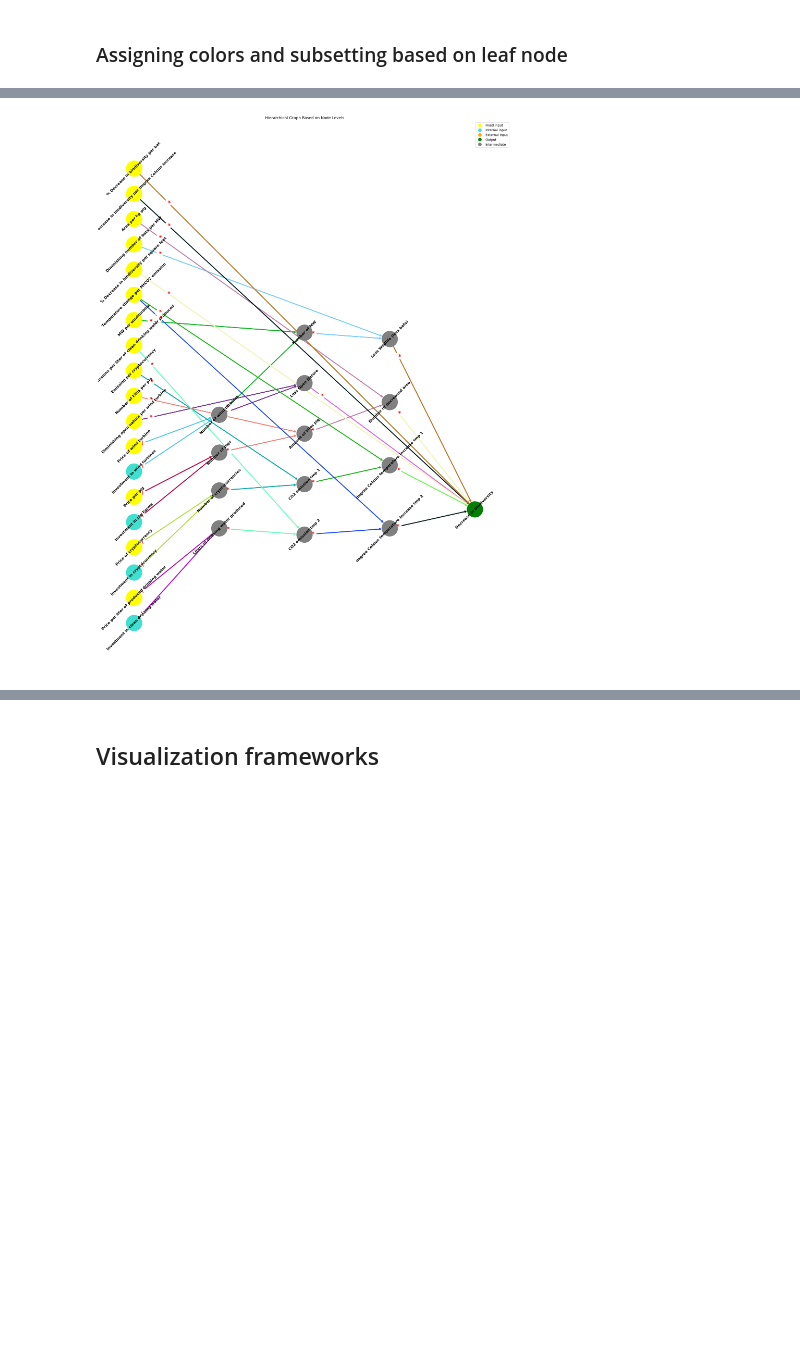
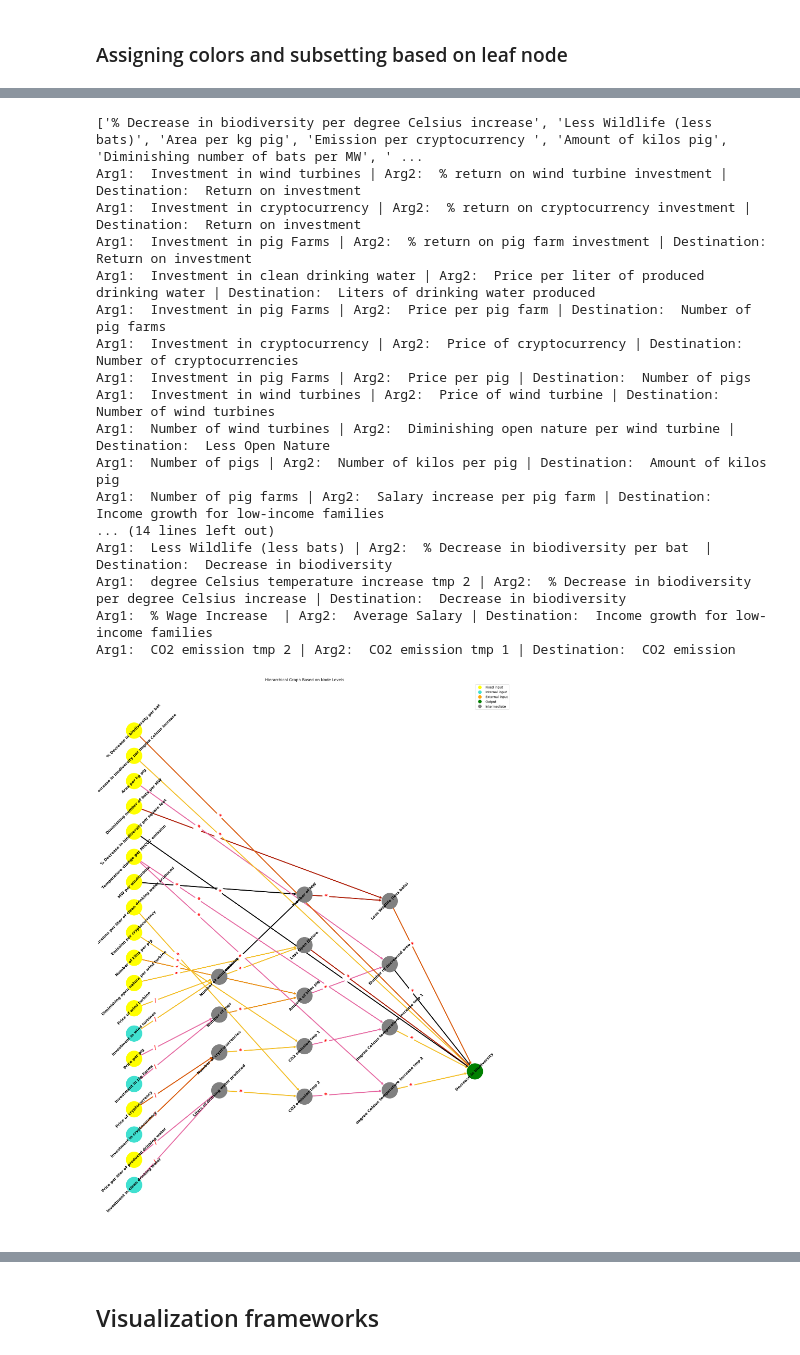
Before and after one commit to ymmath/trbs, a Jupyter notebook: model/dependency_tree_playground.ipynb, the cells around one changed output, grey strips where cells are left out. Drawn from its saved outputs; the diff is of its cells as text; code cells hidden in the pictures; blank space fills up the shorter version.

Commit message:
changes to todo list

```diff
--- a/model/dependency_tree_playground.ipynb
+++ b/model/dependency_tree_playground.ipynb
@@ -336,9 +358,9 @@ for index, row in data.iterrows():
 #     arg2_category = determine_category(argument_2)
 
     # Add nodes for destination, argument_1, and argument_2
-    G.add_node(destination, color=category_color(destination))
-    G.add_node(argument_1, color=category_color(argument_1))
-    G.add_node(argument_2, color=category_color(argument_2))
+    G.add_node(destination, color=category_color(destination), shape=category_shape(destination))
+    G.add_node(argument_1, color=category_color(argument_1), shape=category_shape(argument_1))
+    G.add_node(argument_2, color=category_color(argument_2), shape=category_shape(argument_2))
 
     # Add edges from argument nodes to the destination node with levels
     if pd.isna(argument_1):
@@ -429,3 +440,12 @@ data['dep_color'] = color
+# %%
+number_of_colors = len(data)
+
+COLOR_LIST = ['#000000', '#AD1B02', '#D85604', '#E88D14', '#F3BE26', '#E669A2']
+# color = ["#" + ''.join([random.choice('0123456789ABCDEF') for j in range(6)])
+#              for i in range(number_of_colors)]
+
+color = random.choices(COLOR_LIST, k=number_of_colors)
+data['dep_color'] = color
 # %%
 # Function to draw the graph
 def draw_subset_graph(nodes):
@@ -508,7 +528,7 @@ def draw_subset_graph(nodes):
     for _, t in text.items():
         t.set_rotation(45)
 #     nx.draw_networkx_edge_labels(G, pos, edge_labels=edge_labels)
-    nx.draw_networkx_edge_labels(G, pos, edge_labels=edge_labels, label_pos=0.9,
+    nx.draw_networkx_edge_labels(G, pos, edge_labels=edge_labels, label_pos=0.75,
                              font_color='red', font_size=18, font_weight='bold')
 
     # Create and add legend
@@ -519,8 +539,12 @@ def draw_subset_graph(nodes):
     plt.axis('off')  # Turn off axis for cleaner display
     plt.show()
 # %%
+from difflib import get_close_matches
+
 def select_subset(G, name_of_node):
-    ## TODO: Robusting for case or other mismatch in input (use regex?)
+    # Match to closest node
+    name_of_node = "".join(get_close_matches(word=name_of_node, possibilities=list(G), n=1))
+    ## TODO: Assert name_of_node is not empty
     nodes_subset = list(nx.ancestors(G, name_of_node))
     nodes_subset.append(name_of_node)
     nodes_subset += nx.descendants(G, name_of_node)
@@ -558,7 +599,24 @@ select_subset(G, 'Return on investment')
 # %%
-select_subset(G, 'Decrease in biodiversity\xa0')
+select_subset(G, 'Decrease in biodiversity')
 # %% [output]
+['% Decrease in biodiversity per degree Celsius increase', 'Less Wildlife (less bats)', 'Area per kg pig', 'Emission per cryptocurrency ', 'Amount of kilos pig', 'Diminishing number of bats per MW', ' ...
+Arg1:  Investment in wind turbines | Arg2:  % return on wind turbine investment | Destination:  Return on investment
+Arg1:  Investment in cryptocurrency | Arg2:  % return on cryptocurrency investment | Destination:  Return on investment
+Arg1:  Investment in pig Farms | Arg2:  % return on pig farm investment | Destination:  Return on investment
+Arg1:  Investment in clean drinking water | Arg2:  Price per liter of produced drinking water | Destination:  Liters of drinking water produced
+Arg1:  Investment in pig Farms | Arg2:  Price per pig farm | Destination:  Number of pig farms
+Arg1:  Investment in cryptocurrency | Arg2:  Price of cryptocurrency | Destination:  Number of cryptocurrencies
+Arg1:  Investment in pig Farms | Arg2:  Price per pig | Destination:  Number of pigs
+Arg1:  Investment in wind turbines | Arg2:  Price of wind turbine | Destination:  Number of wind turbines
+Arg1:  Number of wind turbines | Arg2:  Diminishing open nature per wind turbine | Destination:  Less Open Nature
+Arg1:  Number of pigs | Arg2:  Number of kilos per pig | Destination:  Amount of kilos pig
+Arg1:  Number of pig farms | Arg2:  Salary increase per pig farm | Destination:  Income growth for low-income families
+... (14 lines left out)
+Arg1:  Less Wildlife (less bats) | Arg2:  % Decrease in biodiversity per bat  | Destination:  Decrease in biodiversity
+Arg1:  degree Celsius temperature increase tmp 2 | Arg2:  % Decrease in biodiversity per degree Celsius increase | Destination:  Decrease in biodiversity
+Arg1:  % Wage Increase  | Arg2:  Average Salary | Destination:  Income growth for low-income families
+Arg1:  CO2 emission tmp 2 | Arg2:  CO2 emission tmp 1 | Destination:  CO2 emission
-[figure, old version]
+[figure, new version]
 # %% [markdown]
 ### Next Steps
 | TO DO                                                              | Status  |
```
Also changed, not shown: parts of 8 cells of this notebook.
